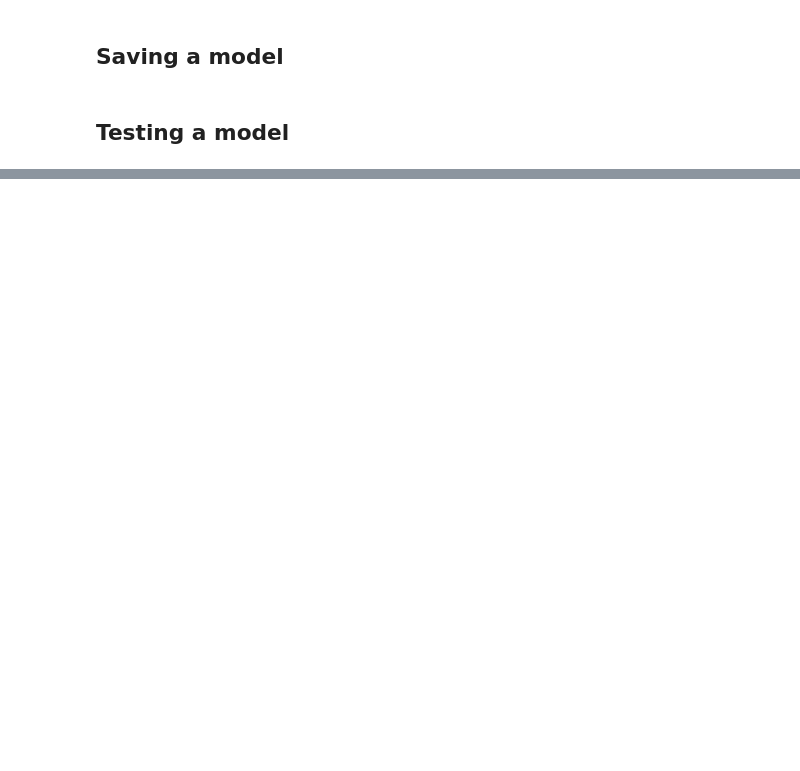
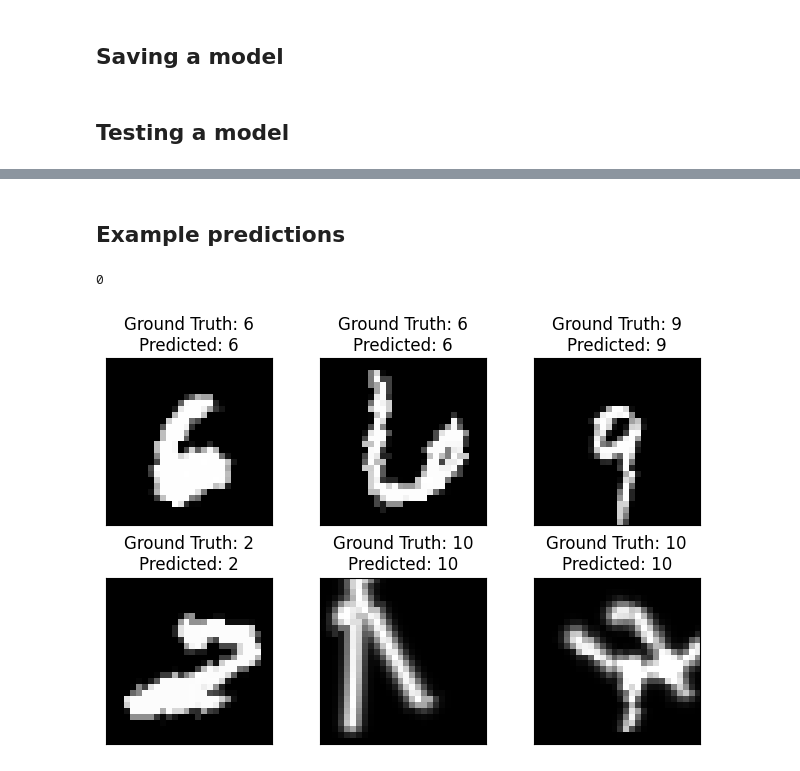
Before and after one commit to AI-MED-AGH/handwritten-digits-recognizer, a Jupyter notebook: Model_trainingV3.ipynb, the cells around one changed output, grey strips where cells are left out. Saved outputs shown, nothing was run; the diff lists cells and outputs as text; code cells hidden in the pictures; blank space fills up the shorter version.

```diff
--- a/Model_trainingV3.ipynb
+++ b/Model_trainingV3.ipynb
@@ -346,0 +343,21 @@ Test set: Avg. loss: 0.0001, Accuracy: 9903/10000 (99%)
+# %% [markdown]
+## Example predictions
+# %%
+examples = enumerate(train_loader)
+batch_idx, (example_data, example_targets) = next(examples)
+print(batch_idx)
+model.eval()
+with torch.no_grad():
+    for i in range(6):
+        pred = torch.argmax(model(example_data[i].unsqueeze(0).to(device, non_blocking=True)))
+        plt.subplot(2, 3, i + 1)
+        plt.tight_layout()
+        plt.imshow(example_data[i][0], cmap='gray', interpolation='none')
+        plt.title(f"Ground Truth: {example_targets[i]}\nPredicted: {pred}")
+        plt.xticks([])
+        plt.yticks([])
+
+    plt.show()
+# %% [output]
+0
+[figure, added]
```
Also changed, not shown: parts of 5 cells of this notebook, 1 other file.
